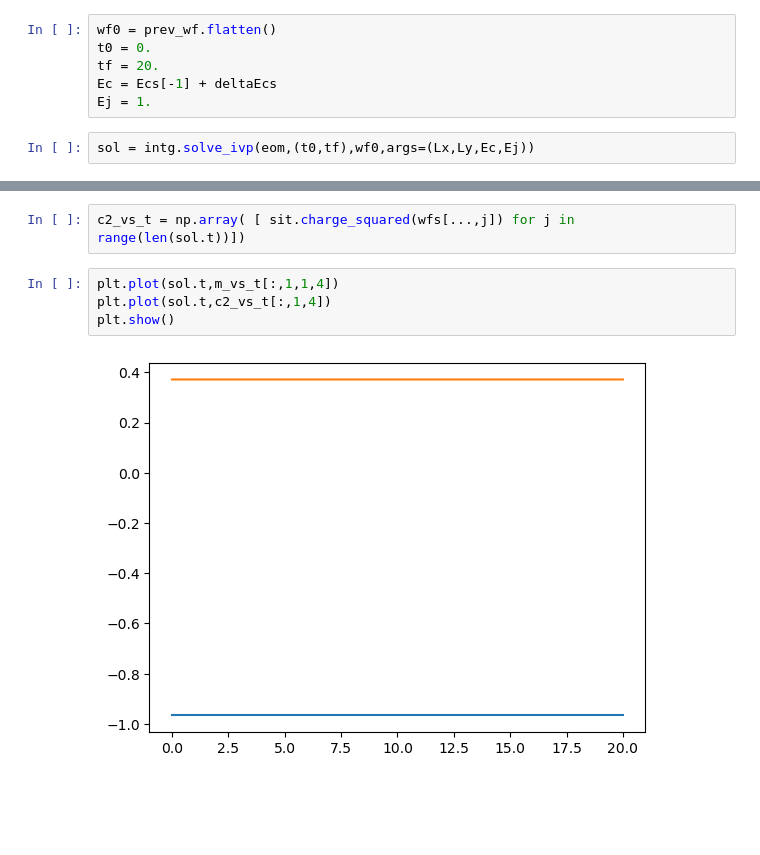
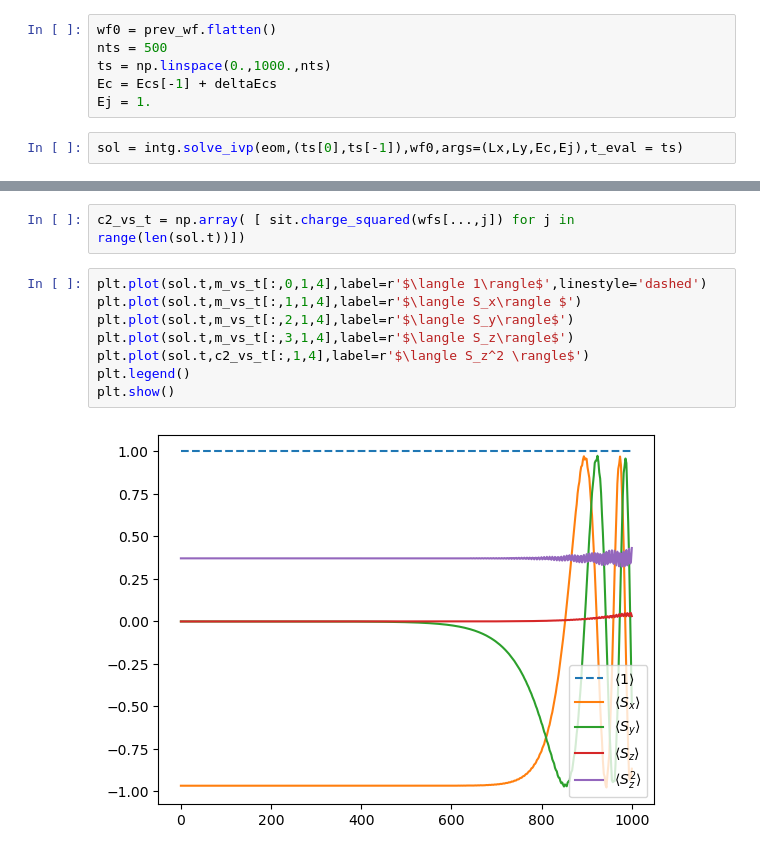
Before and after one commit to j-curtis/QMC_XY_rotor, a Jupyter notebook: testing.ipynb, the cells around one changed output, grey strips where cells are left out. Drawn from its saved outputs; the diff is of its cells as text; blank space fills up the shorter version.

```diff
--- a/testing.ipynb
+++ b/testing.ipynb
@@ -79,12 +79,12 @@ def eom(t,X,Lx,Ly,Ec,Ej):
     return dXdt
 # %%
 wf0 = prev_wf.flatten()
-t0 = 0.
-tf = 20.
+nts = 500
+ts = np.linspace(0.,1000.,nts)
 Ec = Ecs[-1] + deltaEcs
 Ej = 1.
 # %%
-sol = intg.solve_ivp(eom,(t0,tf),wf0,args=(Lx,Ly,Ec,Ej))
+sol = intg.solve_ivp(eom,(ts[0],ts[-1]),wf0,args=(Lx,Ly,Ec,Ej),t_eval = ts)
 # %%
 sol.y.shape
 # %% [output]
@@ -100,8 +100,12 @@ m_vs_t = np.array( [ sit.magnetization(wfs[...,j]) for j in range(len(sol.t))])
 # %%
 c2_vs_t = np.array( [ sit.charge_squared(wfs[...,j]) for j in range(len(sol.t))])
 # %%
-plt.plot(sol.t,m_vs_t[:,1,1,4])
-plt.plot(sol.t,c2_vs_t[:,1,4])
+plt.plot(sol.t,m_vs_t[:,0,1,4],label=r'$\langle 1\rangle$',linestyle='dashed')
+plt.plot(sol.t,m_vs_t[:,1,1,4],label=r'$\langle S_x\rangle $')
+plt.plot(sol.t,m_vs_t[:,2,1,4],label=r'$\langle S_y\rangle$')
+plt.plot(sol.t,m_vs_t[:,3,1,4],label=r'$\langle S_z\rangle$')
+plt.plot(sol.t,c2_vs_t[:,1,4],label=r'$\langle S_z^2 \rangle$')
+plt.legend()
 plt.show()
 # %% [output]
-[figure, old version]
+[figure, new version]
```
Also changed, not shown: parts of 2 cells of this notebook.
